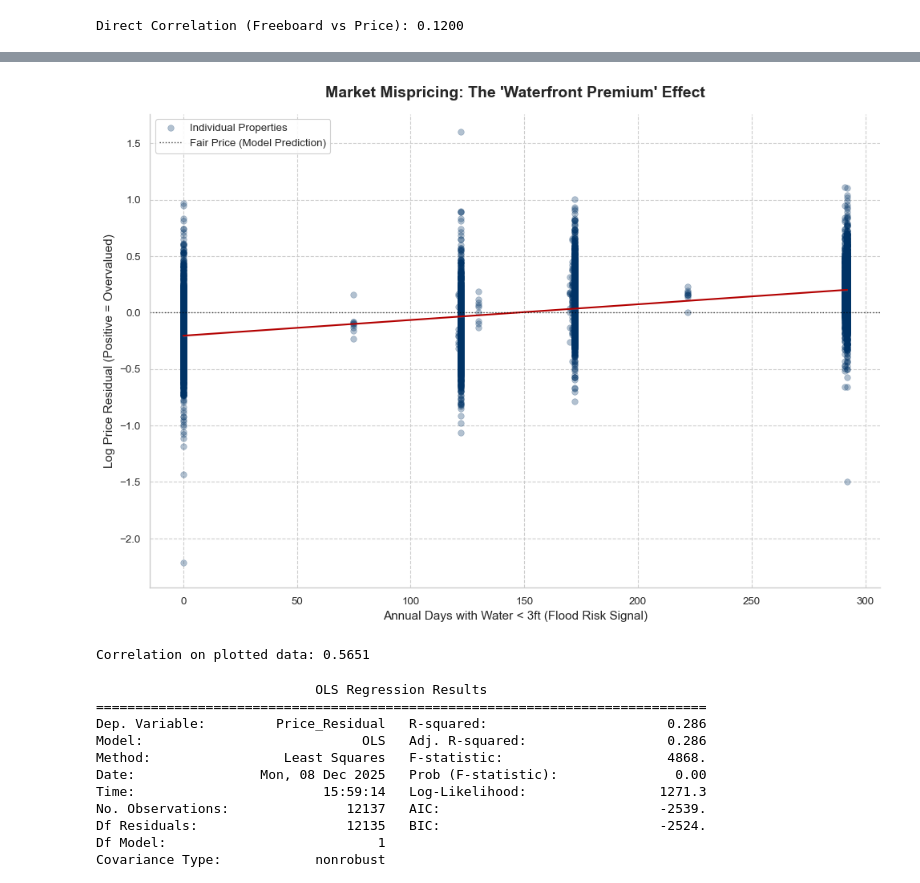
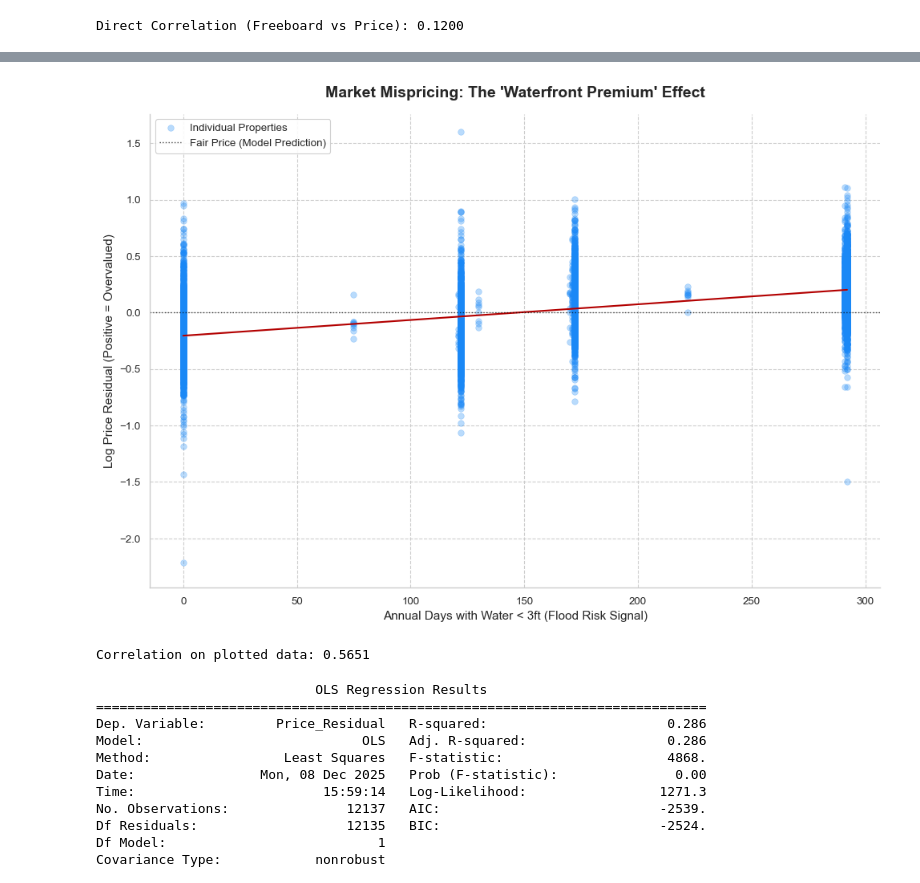
Before and after one commit to PrasunBanerjee04/SecooraRiskModel, a Jupyter notebook: full_scripts.ipynb, the cells around one changed output, grey strips where cells are left out. Cells and saved outputs as stored; diff of their text form; code cells hidden in the pictures.

```diff
--- a/full_scripts.ipynb
+++ b/full_scripts.ipynb
@@ -415,82 +451,61 @@ Direct Correlation (Freeboard vs Price): 0.1200
 # %%
-# --- 1. Setup & Modeling (Same as before) ---
 standard_features = ['Acres', 'Year Built', 'Latitude', 'Longitude']
 target = 'Fair Market Value'
-# Ensure we drop NAs for the risk metric we are plotting too
+
 df_model = df_final.dropna(subset=standard_features + [target, 'Days_Below_3ft']).copy()
 
 X = df_model[standard_features]
 y = np.log(df_model[target])
 
-# Using a slightly deeper tree for better fit on complex data
 model = xgb.XGBRegressor(n_estimators=200, max_depth=6, learning_rate=0.05, random_state=42, n_jobs=-1)
 model.fit(X, y)
 
-# Calculate Residuals (Log Difference)
 df_model['Predicted_Log_Value'] = model.predict(X)
 df_model['Price_Residual'] = np.log(df_model[target]) - df_model['Predicted_Log_Value']
-
-# --- 2. Outlier Removal for Visualization ---
-# Remove extreme outliers (like the -6 case) to improve plot scale.
-# We'll filter out anything below -4 log difference (approx -98% mispricing)
 df_plot = df_model[df_model['Price_Residual'] > -4.0].copy()
-
-# --- 3. Publication-Grade Plotting ---
-# Set style settings
-sns.set_context("paper", font_scale=1.1) # Slightly larger fonts for readability
+sns.set_context("paper", font_scale=1.1)
 sns.set_style("whitegrid", {'grid.linestyle': '--', 'grid.alpha': 0.5, 'axes.edgecolor': '.8'})
 
 plt.figure(figsize=(10, 7))
-
-# A. The Scatter Points (Properties)
-# Use a deep, professional blue. 'edgecolor=None' makes dots smoother. s=25 adjusts dot size.
 sns.scatterplot(
     data=df_plot,
     x='Days_Below_3ft',
     y='Price_Residual',
     alpha=0.3,
-    color='#003366', # Deep Navy Blue
+    color="#1A88F6",
     edgecolor=None,
     s=30,
     label='Individual Properties'
 )
 
-# B. The Regression Line (Market Trend)
-# Use a professional dark red. 'linewidth': 1.5 makes it much thinner.
 sns.regplot(
     data=df_plot,
     x='Days_Below_3ft',
     y='Price_Residual',
     scatter=False,
-    color='#b30000', # Dark Red
-    ci=95, # Keep the confidence interval shading (looks professional)
+    color='#b30000',
+    ci=95,
     line_kws={'label': 'Market Trend (OLS)', 'linewidth': 1.5}
 )
 
-# C. Formatting and Labels
-# Add the zero-line (Fair Value)
 plt.axhline(0, color='black', linestyle=':', linewidth=1, alpha=0.7, label='Fair Price (Model Prediction)')
 
 plt.title("Market Mispricing: The 'Waterfront Premium' Effect", fontsize=14, fontweight='bold', pad=15)
 plt.xlabel("Annual Days with Water < 3ft (Flood Risk Signal)", fontsize=11)
 plt.ylabel("Log Price Residual (Positive = Overvalued)", fontsize=11)
 
-# Clean up legends and borders
 plt.legend(loc='upper left', frameon=True, facecolor='white', framealpha=0.9)
 sns.despine(top=True, right=True)
 
-# Ensure y-axis is centered reasonably around 0 after outlier removal
 plt.ylim(bottom=df_plot['Price_Residual'].min()*1.1, top=df_plot['Price_Residual'].max()*1.1)
-
 plt.tight_layout()
 plt.savefig('final_regression_analysis_pub.png', dpi=300, bbox_inches='tight')
 plt.show()
 
-# Recalculate correlation on the filtered data just to be safe
 corr_filtered = df_plot['Days_Below_3ft'].corr(df_plot['Price_Residual'])
 print(f"Correlation on plotted data: {corr_filtered:.4f}")
 # %% [output]
-[figure, old version]
+[figure, new version]
 Correlation on plotted data: 0.5651
 # %%
 X = df_model['Days_Below_1ft']
```
Also changed, not shown: parts of 1 cell of this notebook, 2 other files.
